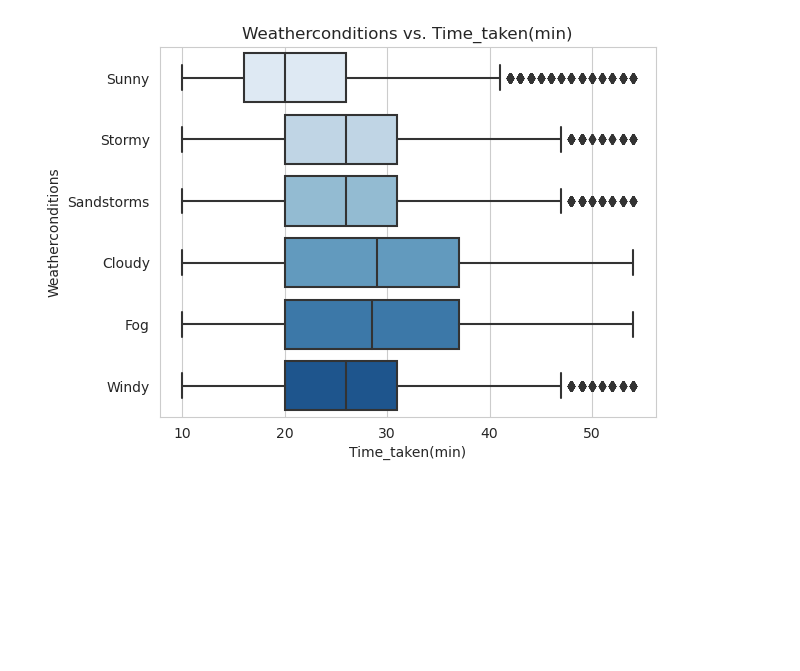
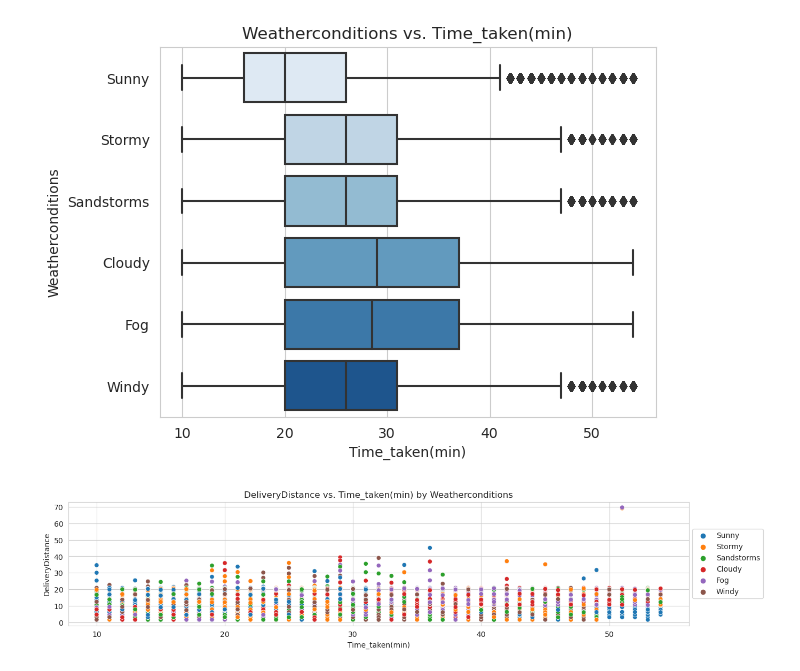
Before and after one commit to liamarguedas/uber-eats-delivery-time, a Jupyter notebook: notebooks/analyze-and-explore-data.ipynb, the cells around one changed output. Drawn from its saved outputs; the diff is of its cells as text; code cells hidden in the pictures; blank space fills up the shorter version.

```diff
--- a/notebooks/analyze-and-explore-data.ipynb
+++ b/notebooks/analyze-and-explore-data.ipynb
@@ -706,4 +706,8 @@ plt.title('Weatherconditions vs. Time_taken(min)');
 [figure]
 # %%
 plt.figure(figsize = (15, 3))
-sns.boxplot(data = data, y = 'Time_taken(min)', x = 'DeliveryDistance', hue = 'Weatherconditions');
+sns.scatterplot(data = data, x = 'Time_taken(min)', y = 'DeliveryDistance', hue = 'Weatherconditions')
+plt.title('DeliveryDistance vs. Time_taken(min) by Weatherconditions');
+plt.legend(loc = 'center left', bbox_to_anchor = (1, 0.5));
+# %% [output]
+[figure, added]
```
